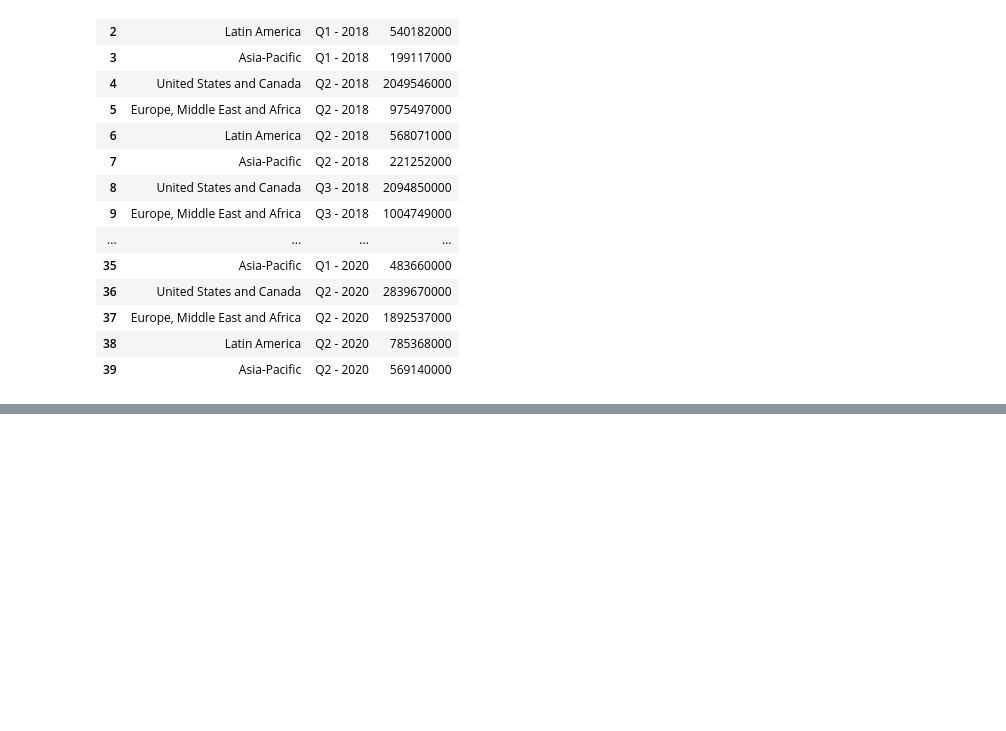
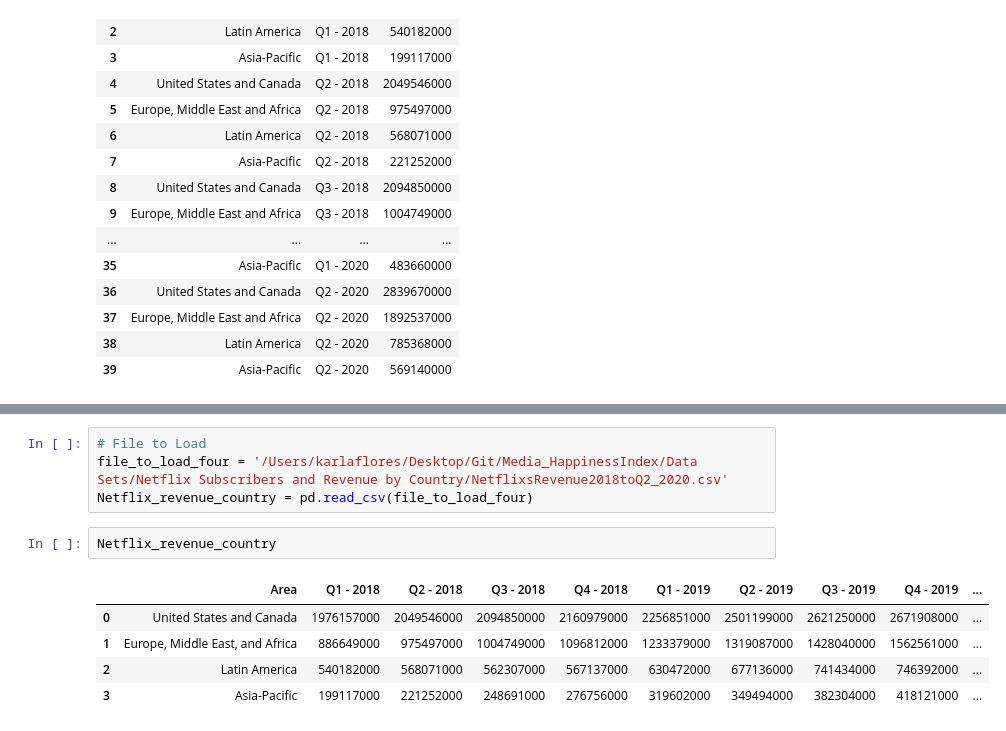
Before and after one commit to adamholcomb/Python-Media-Happiness-Analysis, a Jupyter notebook: HappinessIndex.ipynb, the cells around one changed output, grey strips where cells are left out. Drawn from its saved outputs; the diff is of its cells as text; blank space fills up the shorter version.

```diff
--- a/HappinessIndex.ipynb
+++ b/HappinessIndex.ipynb
@@ -50,0 +67,12 @@ file_to_load_three
+# %%
+# File to Load
+file_to_load_four = '/Users/karlaflores/Desktop/Git/Media_HappinessIndex/Data Sets/Netflix Subscribers and Revenue by Country/NetflixsRevenue2018toQ2_2020.csv'
+Netflix_revenue_country = pd.read_csv(file_to_load_four)
+# %%
+Netflix_revenue_country
+# %% [output]
+|  | Area | Q1 - 2018 | Q2 - 2018 | Q3 - 2018 | Q4 - 2018 | Q1 - 2019 | Q2 - 2019 | Q3 - 2019 | Q4 - 2019 | ... |
+| 0 | United States and Canada | 1976157000 | 2049546000 | 2094850000 | 2160979000 | 2256851000 | 2501199000 | 2621250000 | 2671908000 | ... |
+| 1 | Europe, Middle East, and Africa | 886649000 | 975497000 | 1004749000 | 1096812000 | 1233379000 | 1319087000 | 1428040000 | 1562561000 | ... |
+| 2 | Latin America | 540182000 | 568071000 | 562307000 | 567137000 | 630472000 | 677136000 | 741434000 | 746392000 | ... |
+| 3 | Asia-Pacific | 199117000 | 221252000 | 248691000 | 276756000 | 319602000 | 349494000 | 382304000 | 418121000 | ... |
```
Also changed, not shown: parts of 3 cells of this notebook.
